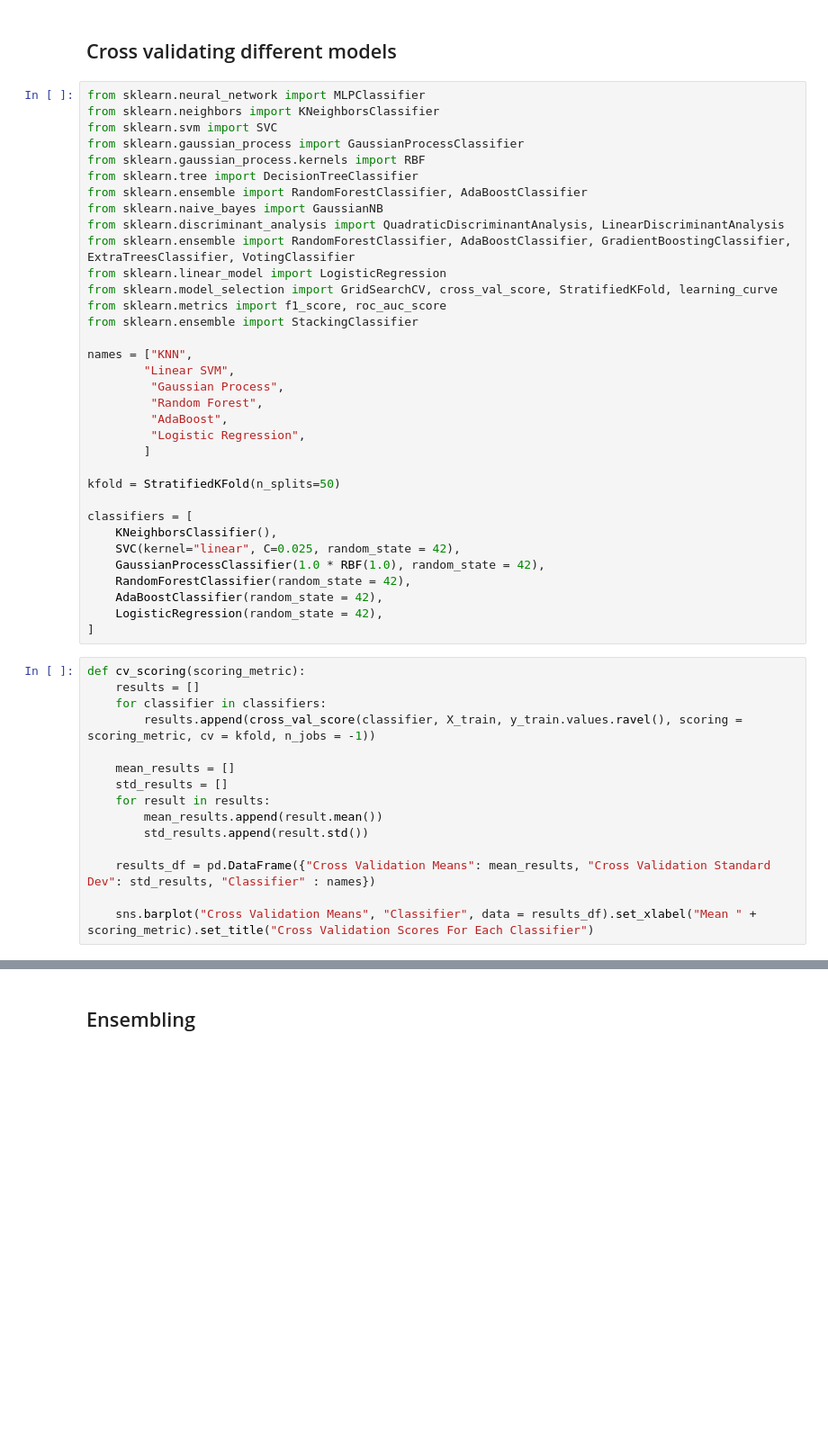
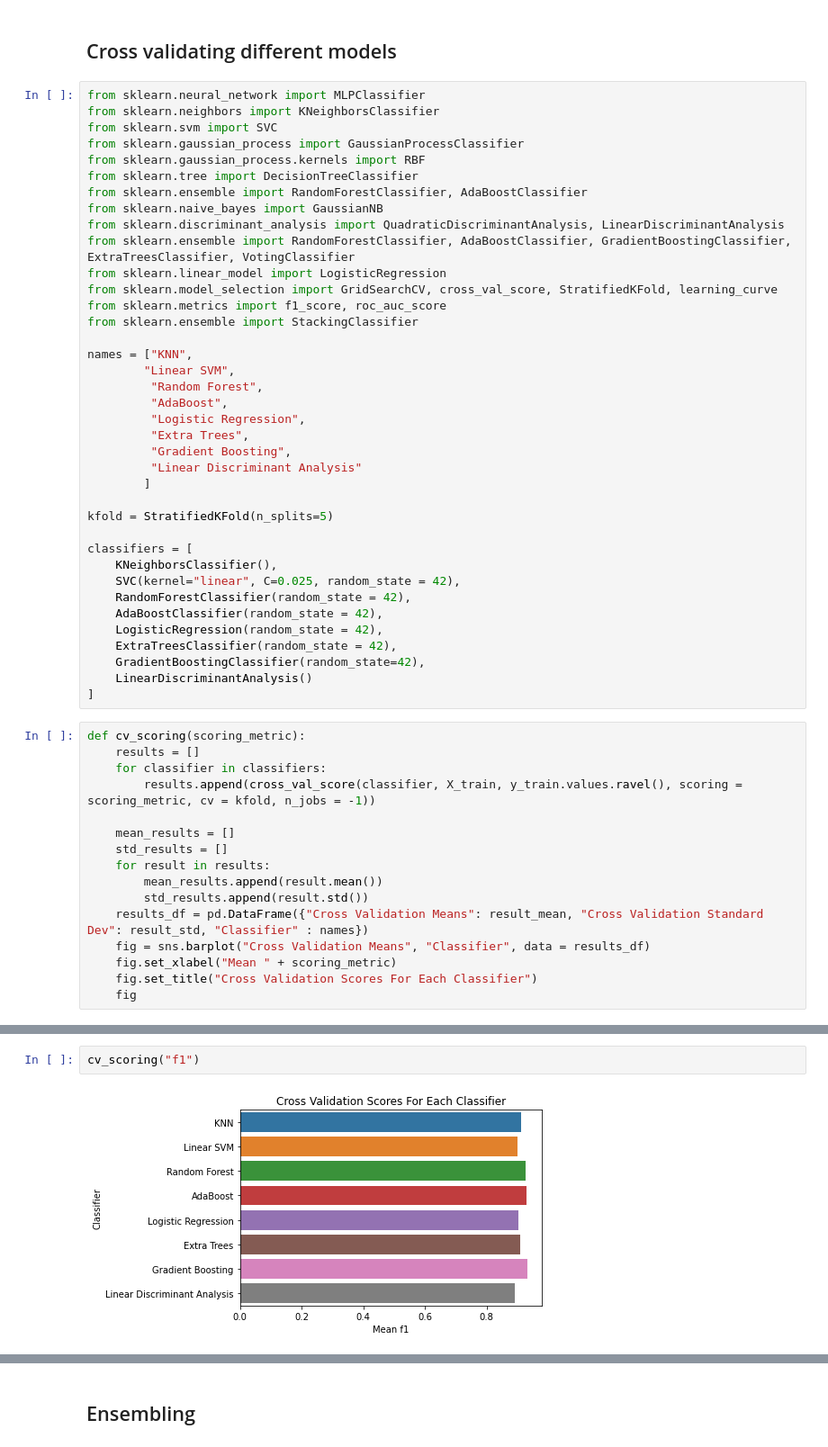
Before and after one commit to Kanupriya-12/SC5010-Data-Science-Project, a Jupyter notebook: Oversampling_and_Models.ipynb, the cells around one changed output, grey strips where cells are left out. Shown at 90% size. Drawn from its saved outputs; the diff is of its cells as text; blank space fills up the shorter version.

```diff
--- a/Oversampling_and_Models.ipynb
+++ b/Oversampling_and_Models.ipynb
@@ -317,21 +359,25 @@ from sklearn.ensemble import StackingClassifier
 
 names = ["KNN",
         "Linear SVM",
-         "Gaussian Process",
          "Random Forest",
          "AdaBoost",
          "Logistic Regression",
+         "Extra Trees",
+         "Gradient Boosting",
+         "Linear Discriminant Analysis"
         ]
 
-kfold = StratifiedKFold(n_splits=50)
+kfold = StratifiedKFold(n_splits=5)
 
 classifiers = [
     KNeighborsClassifier(),
     SVC(kernel="linear", C=0.025, random_state = 42),
-    GaussianProcessClassifier(1.0 * RBF(1.0), random_state = 42),
     RandomForestClassifier(random_state = 42),
     AdaBoostClassifier(random_state = 42),
     LogisticRegression(random_state = 42),
+    ExtraTreesClassifier(random_state = 42),
+    GradientBoostingClassifier(random_state=42),
+    LinearDiscriminantAnalysis()
 ]
 # %%
 def cv_scoring(scoring_metric):
@@ -344,7 +390,8 @@ def cv_scoring(scoring_metric):
     for result in results:
         mean_results.append(result.mean())
         std_results.append(result.std())
-
-    results_df = pd.DataFrame({"Cross Validation Means": mean_results, "Cross Validation Standard Dev": std_results, "Classifier" : names})
-
-    sns.barplot("Cross Validation Means", "Classifier", data = results_df).set_xlabel("Mean " + scoring_metric).set_title("Cross Validation Scores For Each Classifier")
+    results_df = pd.DataFrame({"Cross Validation Means": result_mean, "Cross Validation Standard Dev": result_std, "Classifier" : names})
+    fig = sns.barplot("Cross Validation Means", "Classifier", data = results_df)
+    fig.set_xlabel("Mean " + scoring_metric)
+    fig.set_title("Cross Validation Scores For Each Classifier")
+    fig
@@ -357,0 +402,4 @@ from sklearn.ensemble import StackingClassifier
+# %%
+cv_scoring("f1")
+# %% [output]
+[figure, added]
```
Also changed, not shown: parts of 43 cells of this notebook, 1 other file.
